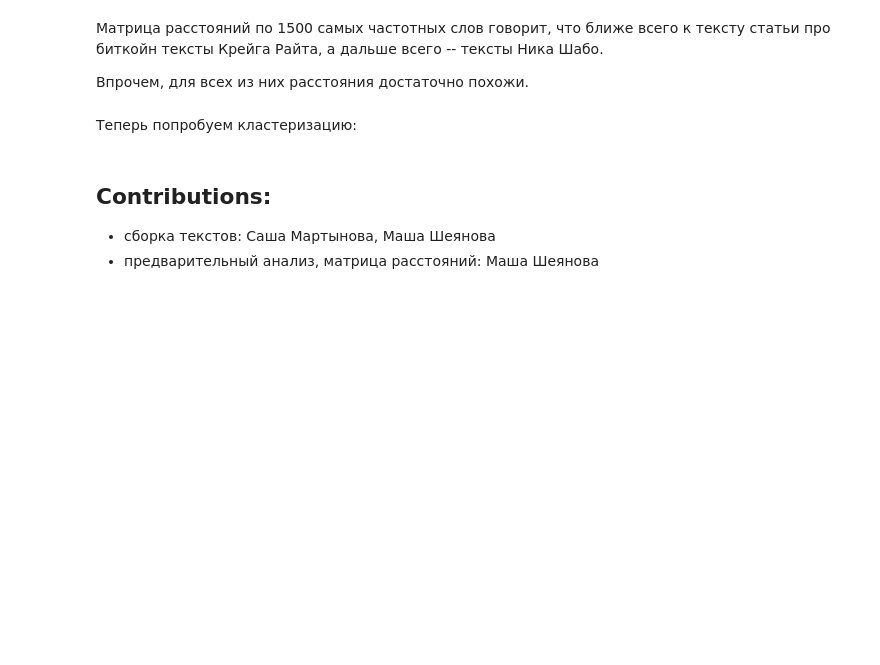
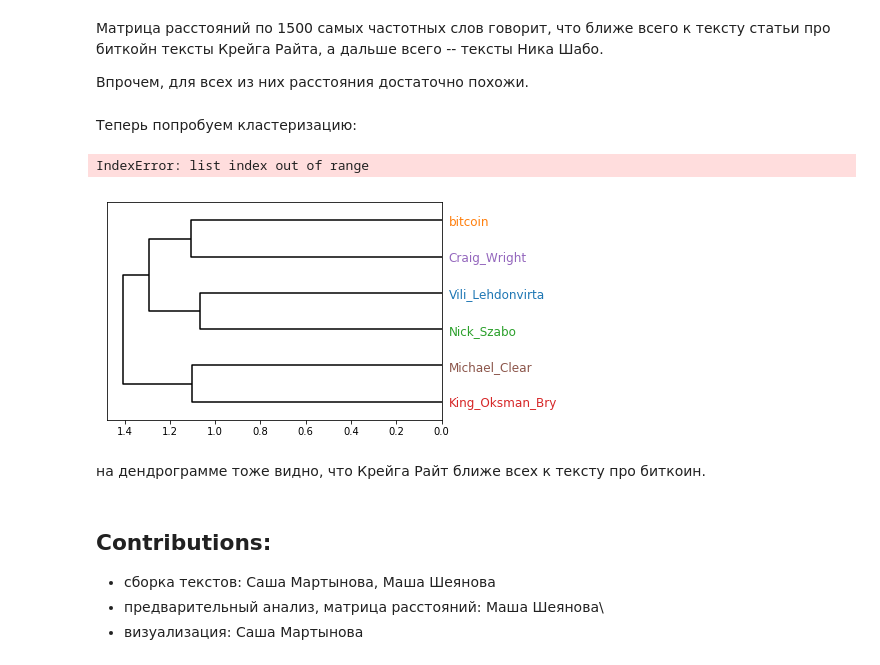
Before and after one commit to melanoya/Digital_Humanities, a Jupyter notebook: stylometry_project/crypto_research.ipynb, the cells around one changed output. Saved outputs shown, nothing was run; the diff lists cells and outputs as text; code cells hidden in the pictures; blank space fills up the shorter version.

Commit message:
added dendrogram

```diff
--- a/stylometry_project/crypto_research.ipynb
+++ b/stylometry_project/crypto_research.ipynb
@@ -101,0 +102,7 @@ clustering = delta.Clustering(distances)
+# %%
+delta.Dendrogram(clustering).show()
+# %% [output]
+IndexError: list index out of range
+[figure, added]
+# %% [markdown]
+на дендрограмме тоже видно, что Крейга Райт ближе всех к тексту про биткоин.
@@ -103,4 +113,5 @@ clustering = delta.Clustering(distances)
 ## Contributions:
 
 * сборка текстов: Саша Мартынова, Маша Шеянова
-* предварительный анализ, матрица расстояний: Маша Шеянова
+* предварительный анализ, матрица расстояний: Маша Шеянова\
+* визуализация: Саша Мартынова
```
Also changed, not shown: parts of 4 cells of this notebook.
